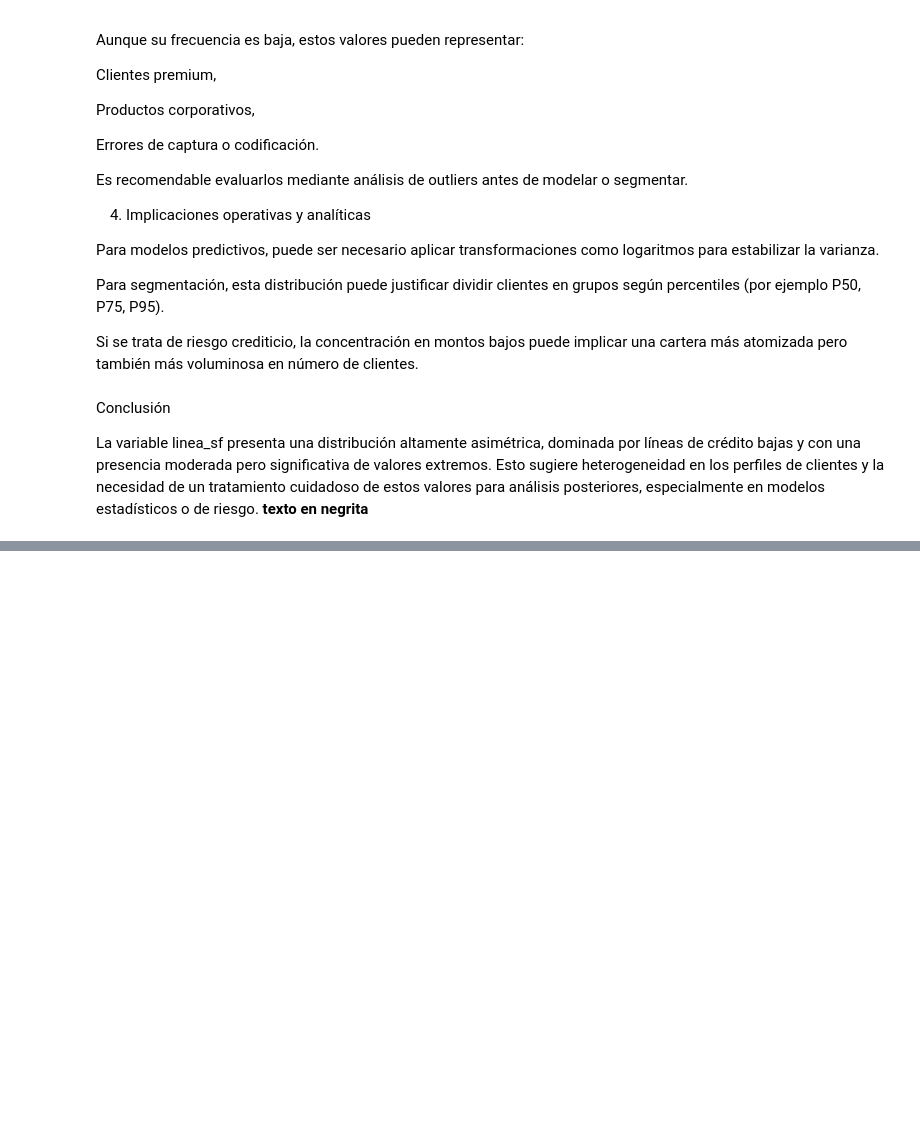
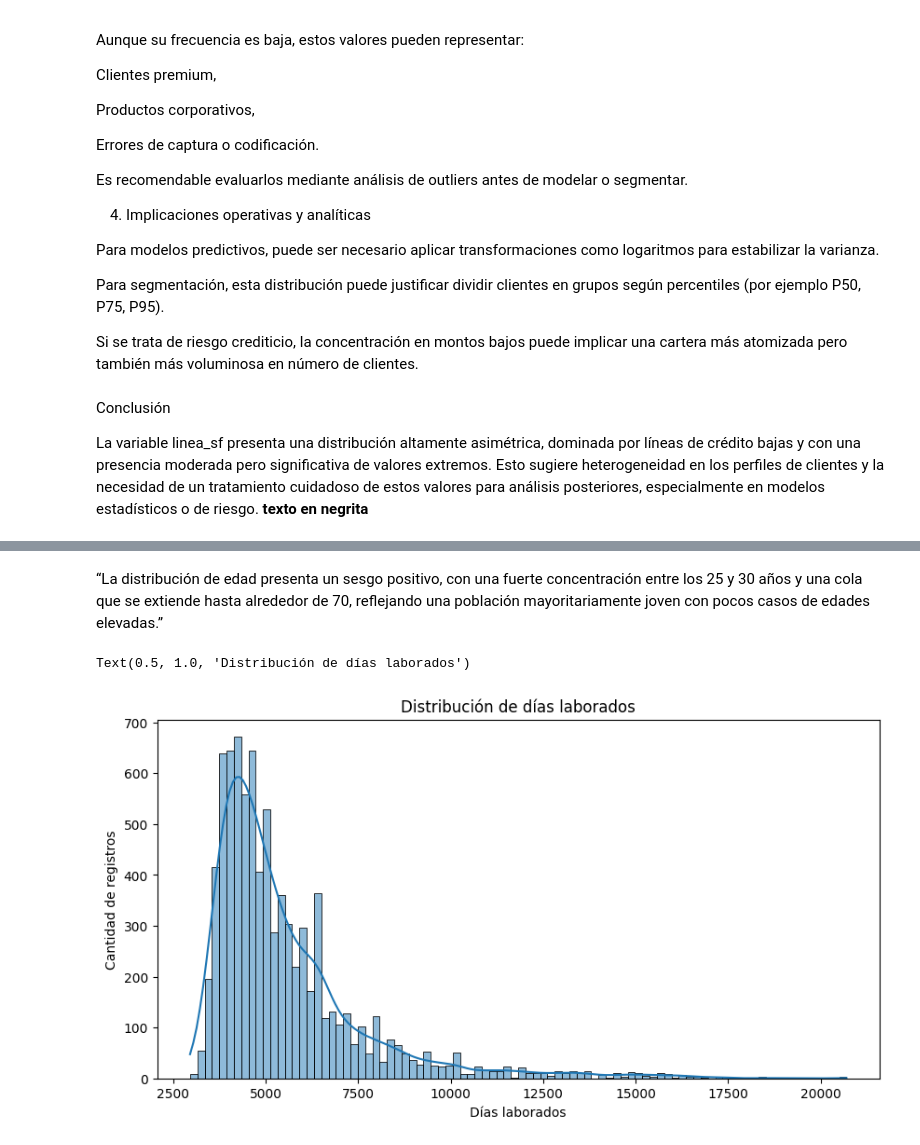
Before and after one commit to e46537303-ui/Finanzas-Proyecto1, a Jupyter notebook: Análisis_de_Riesgo_Crediticio_en_el_Sector_Financiero.ipynb, the cells around one changed output, grey strips where cells are left out. Cells and saved outputs as stored; diff of their text form; code cells hidden in the pictures; blank space fills up the shorter version.

```diff
--- a/Análisis_de_Riesgo_Crediticio_en_el_Sector_Financiero.ipynb
+++ b/Análisis_de_Riesgo_Crediticio_en_el_Sector_Financiero.ipynb
@@ -235,0 +287,11 @@ df.boxplot(column=["edad","ingreso","deuda_sf","linea_sf","score"], figsize=(10,
+# %% [markdown]
+“La distribución de edad presenta un sesgo positivo, con una fuerte concentración entre los 25 y 30 años y una cola que se extiende hasta alrededor de 70, reflejando una población mayoritariamente joven con pocos casos de edades elevadas.”
+# %%
+plt.figure(figsize=[10,5])
+sns.histplot(x=df['dias_lab'], kde=True)
+plt.ylabel('Cantidad de registros')
+plt.xlabel('Días laborados')
+plt.title('Distribución de días laborados')
+# %% [output]
+Text(0.5, 1.0, 'Distribución de días laborados')
+[figure, added]
```
Also changed, not shown: parts of 11 cells of this notebook.
